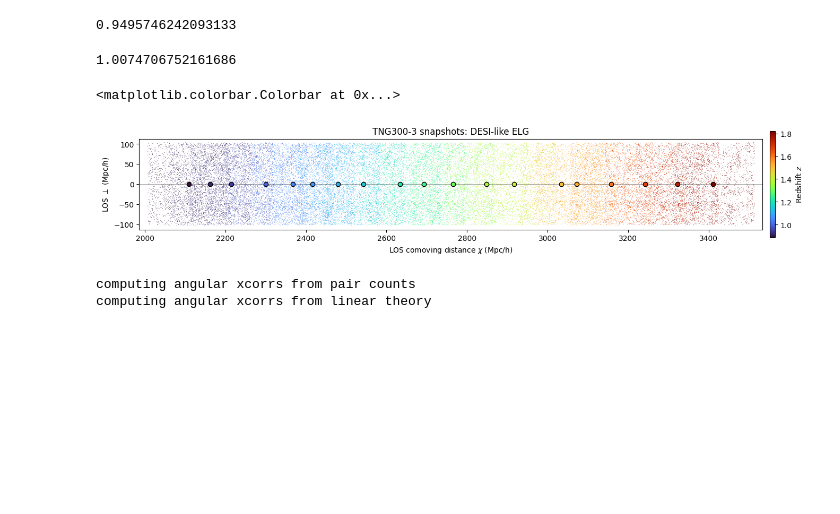
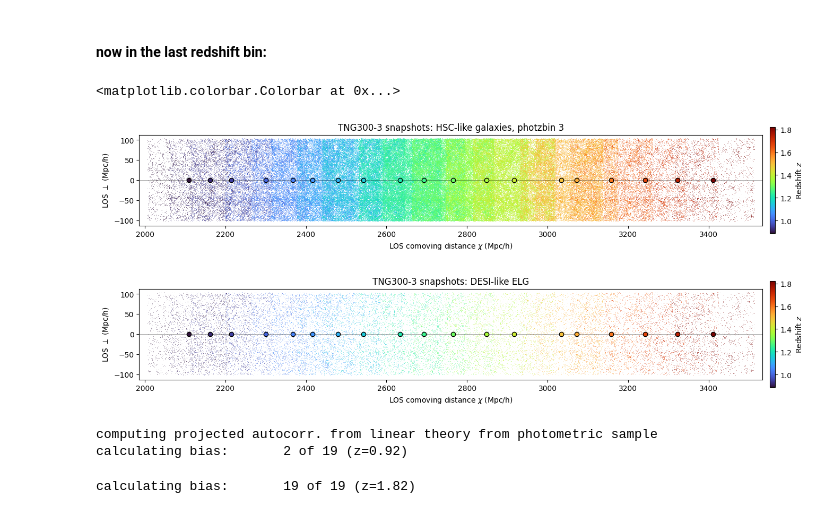
Before and after one commit to abbyw24/small-scale_cross-corrs, a Jupyter notebook: notebooks/2024-10-28_hsc_xcorr_case.ipynb, the cells around one changed output. Drawn from its saved outputs; the diff is of its cells as text; code cells hidden in the pictures; blank space fills up the shorter version.

Commit message:
update notebooks: HSC xcorr case

```diff
--- a/notebooks/2024-10-28_hsc_xcorr_case.ipynb
+++ b/notebooks/2024-10-28_hsc_xcorr_case.ipynb
@@ -107,11 +81,30 @@ ax.legend()
 # %%
 # plot the spectroscopic densities
 fig, ax = plt.subplots(figsize=(7,5), tight_layout=True)
-ax.plot(X.redshifts, X.target_ns, 'k.-', lw=0.5, alpha=0.7, label='From lookup table')
-ax.plot(X.redshifts, X.ns, '.-', c='grey', alpha=0.7, label='Mock TNG sample')
+norm = mpl.colors.Normalize(vmin=min(photzbins), vmax=9)
+smap = mpl.cm.ScalarMappable(norm=norm, cmap='Set1')
+for i, (snapshots, photzbin) in enumerate(zip(snapshotss, photzbins)):
+    # instantiate spherex set for cross-correlation
+    X = HSC_Xcorr(snapshots, photzbin, **hsc_kwargs)
+    c = smap.to_rgba(X.photzbin) # color from which redshift bin
+
+    # photometric densities
+    label = 'Photometric' if i == 0 else ''
+    ax.plot(X.redshifts, X.ns_phot, '-', c=c, alpha=0.8, label=label)
+    # spectroscopic densities
+    label = 'From lookup table' if i == 0 else ''
+    ax.plot(X.redshifts, X.target_ns, '.', c=c, lw=0.5, alpha=0.7, label=label)
+    label = 'Mock TNG sample' if i == 0 else ''
+    ax.plot(X.redshifts, X.ns, '--', c=c, alpha=0.7, label=label)
+
+    label = 'TNG redshift range' if i == 0 else ''
+    ax.axvline(min(X.redshifts), c=c, alpha=0.5, lw=0.8, ls='--', label=label)
+    ax.axvline(max(X.redshifts), c=c, alpha=0.5, lw=0.8, ls='--')
+
 ax.grid(alpha=0.5, lw=0.5)
 ax.set_xlabel(r'Redshift $z$')
 ax.set_ylabel(r'Number density (h/Mpc)$^3$')
 ax.set_title(f'Reference sample number densities: {X.reference_survey}-like {X.reference_tracer}')
 ax.legend()
+ax.semilogy()
 # %% [output]
@@ -120,12 +117,3 @@ ax.legend()
-# %%
-# normalize so that P(z) integrates to 1
-area = np.trapz(X.pz, x=X.redshifts)
-area
-# %% [output]
-0.9495746242093133
-# %%
-area = np.trapz(X.photzdata['pz'], x=X.photzdata['z'])
-area
-# %% [output]
-1.0074706752161686
+# %% [markdown]
+#### now in the last redshift bin:
 # %%
@@ -133,33 +122,59 @@ area
 X.construct_spectroscopic_galaxy_samples()
 # %%
-# plot
+# plot both samples
 norm = mpl.colors.Normalize(vmin=min(X.redshifts), vmax=max(X.redshifts))
 smap = mpl.cm.ScalarMappable(norm=norm, cmap='turbo')
+
+# photometric
+fig, ax = plt.subplots(figsize=(15,2.6), tight_layout=True)
+for i, chi in enumerate(X.chis):
+    gal_pos_phot_ = np.copy(X.gal_pos_phots[i])
+    gal_pos_phot_[:,2] += chi
+    kwargs = dict(c=smap.to_rgba(X.redshifts[i]), ls='None')
+    ax.plot(gal_pos_phot_[:,2], gal_pos_phot_[:,0], marker=',', alpha=0.4, **kwargs)
+    ax.plot(chi, 0, marker='o', c=smap.to_rgba(X.redshifts[i]), mec='k', zorder=100)
+    ax.axvline((chi - X.boxsize/2).value, alpha=0.8, **kwargs)
+    ax.axvline((chi + X.boxsize/2).value, alpha=0.8, **kwargs)
+ax.axhline(0, c='k', alpha=0.5, lw=0.5)
+ax.set_aspect('equal')
+ax.set_xlim((min(X.chis)-0.6*X.boxsize).value, (max(X.chis)+0.6*X.boxsize).value)
+ax.set_xlabel(r'LOS comoving distance $\chi$ (Mpc/h)')
+ax.set_ylabel(r'LOS $\perp$ (Mpc/h)')
+ax.set_title(f'{X.sim} snapshots: HSC-like galaxies, photzbin {X.photzbin}')
+fig.colorbar(smap, ax=ax, label='Redshift $z$', pad=0.01)
+
+# spectroscopic
 fig, ax = plt.subplots(figsize=(15,2.6), tight_layout=True)
 for i, chi in enumerate(X.chis):
     gal_pos_spec_ = np.copy(X.gal_pos_specs[i])
     gal_pos_spec_[:,2] += chi
     kwargs = dict(c=smap.to_rgba(X.redshifts[i]), ls='None')
     ax.plot(gal_pos_spec_[:,2], gal_pos_spec_[:,0], marker=',', alpha=0.4, **kwargs)
     ax.plot(chi, 0, marker='o', c=smap.to_rgba(X.redshifts[i]), mec='k', zorder=100)
     ax.axvline((chi - X.boxsize/2).value, alpha=0.8, **kwargs)
     ax.axvline((chi + X.boxsize/2).value, alpha=0.8, **kwargs)
 ax.axhline(0, c='k', alpha=0.5, lw=0.5)
 ax.set_aspect('equal')
 ax.set_xlim((min(X.chis)-0.6*X.boxsize).value, (max(X.chis)+0.6*X.boxsize).value)
 ax.set_xlabel(r'LOS comoving distance $\chi$ (Mpc/h)')
 ax.set_ylabel(r'LOS $\perp$ (Mpc/h)')
 ax.set_title(f'{X.sim} snapshots: {X.reference_survey}-like {X.reference_tracer}')
 fig.colorbar(smap, ax=ax, label='Redshift $z$', pad=0.01)
 # %% [output]
 <matplotlib.colorbar.Colorbar at 0x...>
-[figure, old version]
+[figure, new version]
+[figure, added]
 # %%
-# compute angular cross-correlation
-X.compute_angular_xcorrs()
+# compute angular cross-correlation from pair counts
+X.compute_wthetax_from_pair_counts(verbose=False)
-# %% [output]
-computing angular xcorrs from pair counts
-computing angular xcorrs from linear theory
+# %%
+# and from linear theory, from the photometric (HSC) sample
+gal_pos_phots = X._fetch_gal_pos_phots(None) # gross, need to fix this computation
+X.compute_wthetax_linear_theory(gal_pos_phots=gal_pos_phots, verbose=True)
+# %% [output]
+computing projected autocorr. from linear theory from photometric sample
+calculating bias:       2 of 19 (z=0.92)
+calculating bias:       19 of 19 (z=1.82)
 # %%
 # plot the cross-correlations
 norm = mpl.colors.Normalize(vmin=0, vmax=np.amax(np.abs(X.chis-X.central_chi).value))
```
Also changed, not shown: parts of 18 cells of this notebook.
